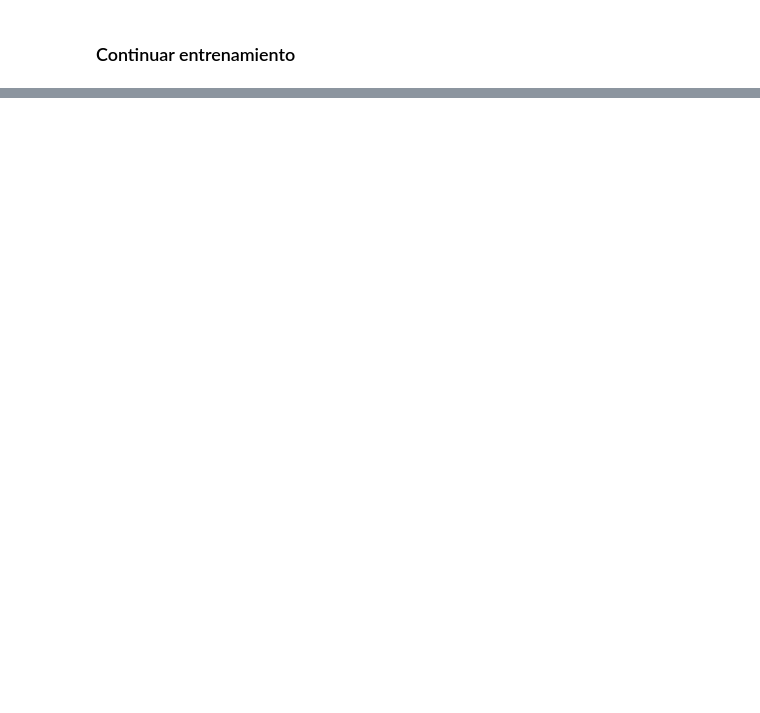
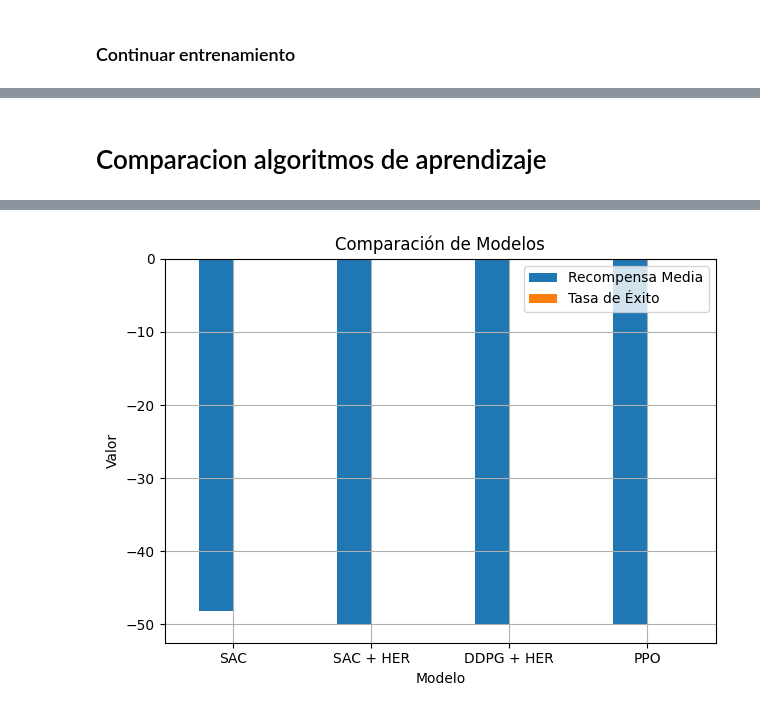
Before and after one commit to juancho0809/FCS_project, a Jupyter notebook: Notebook/Fetch_Simulation_Notebook.ipynb, the cells around one changed output, grey strips where cells are left out. Drawn from its saved outputs; the diff is of its cells as text; code cells hidden in the pictures; blank space fills up the shorter version.

```diff
--- a/Notebook/Fetch_Simulation_Notebook.ipynb
+++ b/Notebook/Fetch_Simulation_Notebook.ipynb
@@ -315,14 +307,22 @@ Logging to ./her_sac_tensorboard/SAC_1
 ### Continuar entrenamiento
 # %%
 from stable_baselines3 import SAC
+from stable_baselines3.her import HerReplayBuffer
 from stable_baselines3.common.callbacks import CheckpointCallback
 import gymnasium as gym
 import os
 
+save_dir = "./sac_her_models/"
+
 env = gym.make("FetchPickAndPlace-v4", render_mode="human", reward_type="sparse")
 
 # Cargar modelo desde un checkpoint
-model = SAC.load("./sac_models/sac_final", env=env)
+model = SAC.load("./sac_her_models/sac_her_final_continuado", env=env)
+
+# Cargar el buffer de experiencia
+model.load_replay_buffer("./sac_her_models/sac_her_buffer")
+
+print("Pasos registrados:", model.num_timesteps)
 
 checkpoint_callback = CheckpointCallback(
     save_freq=15000,                # Cada 15,000 pasos
@@ -332,9 +332,12 @@ checkpoint_callback = CheckpointCallback(
 
 # Continuar entrenamiento
 model.learn(
-    total_timesteps=60_000,       # O los pasos que quieras añadir
+    total_timesteps=15_000,       # O los pasos que quieras añadir
     callback=checkpoint_callback,
     reset_num_timesteps=False      # Esto es CRUCIAL para no perder continuidad
 )
 
-model.save("sac_final_continuado")
+model.save(os.path.join(save_dir, "sac_her_final_continuado"))
+model.save_replay_buffer(os.path.join(save_dir, "sac_her_buffer_continuado"))
+
+env.close()
@@ -340,0 +499,61 @@ model.save("sac_final_continuado")
+# %% [markdown]
+# Comparacion algoritmos de aprendizaje
+# %%
+import numpy as np
+import pandas as pd
+import matplotlib.pyplot as plt
+from stable_baselines3 import SAC, DDPG, PPO
+
+save_dir_sac = "./sac_models/"
+
+# Diccionario con los modelos a comparar
+models_info = {
+    "SAC": ("./sac_models/sac_final_continuado", SAC),
+    "SAC + HER": ("./sac_her_models/sac_her_final_continuado", SAC),
+    "DDPG + HER": ("./ddpg_her_models/ddpg_her_final_continuado", DDPG),
+    "PPO": ("./fetch_pick_and_place_ppo", PPO),
+}
+
+# Evaluación
+def evaluate_model(name, path, model_class, episodes=10):
+    print(f"Evaluando modelo: {name}")
+    test_env = gym.make("FetchPickAndPlace-v4", render_mode=None)
+    model = model_class.load(path, env=test_env)
+
+    rewards = []
+    success = []
+
+    for _ in range(episodes):
+        obs, _ = test_env.reset()
+        done = False
+        total_reward = 0
+        while not done:
+            action, _ = model.predict(obs, deterministic=True)
+            obs, reward, terminated, truncated, info = test_env.step(action)
+            done = terminated or truncated
+            total_reward += reward
+        rewards.append(total_reward)
+        success.append(info.get("is_success", 0.0))
+
+    return {
+        "Modelo": name,
+        "Recompensa Media": np.mean(rewards),
+        "Tasa de Éxito": np.mean(success)
+    }
+
+# Evaluar todos los modelos
+results = [evaluate_model(name, path, cls) for name, (path, cls) in models_info.items()]
+df = pd.DataFrame(results)
+
+# Mostrar tabla de comparación
+print("\n[Comparación de rendimiento]")
+print(df)
+
+# Visualizar
+df.plot(x="Modelo", y=["Recompensa Media", "Tasa de Éxito"], kind="bar", rot=0)
+plt.title("Comparación de Modelos")
+plt.ylabel("Valor")
+plt.grid(True)
+plt.tight_layout()
+plt.show()
+# %% [output]
@@ -340,0 +581 @@ model.save("sac_final_continuado")
+[figure, added]
```
Also changed, not shown: parts of 13 cells of this notebook.
